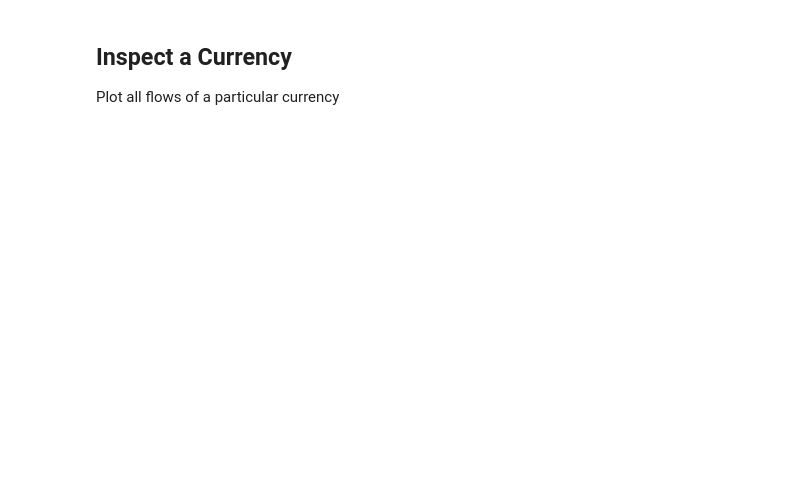
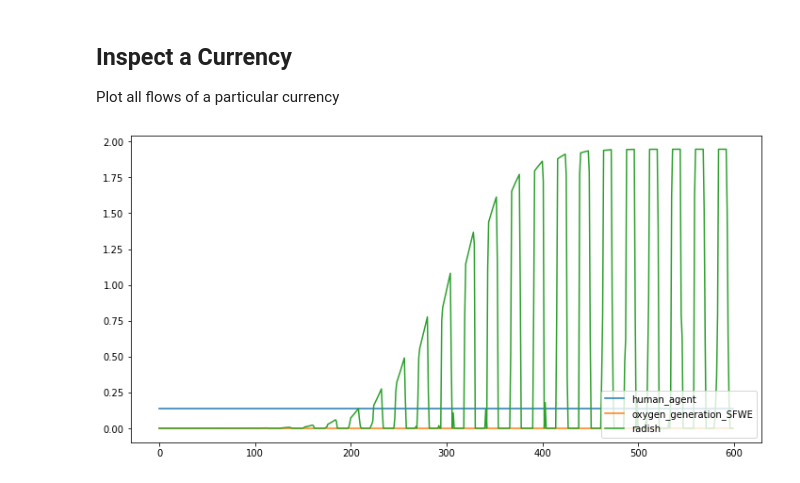
Before and after one commit to overthesun/simoc, a Jupyter notebook: Algae Test.ipynb, the cells around one changed output. Saved outputs shown, nothing was run; the diff lists cells and outputs as text; code cells hidden in the pictures; blank space fills up the shorter version.

```diff
--- a/Algae Test.ipynb
+++ b/Algae Test.ipynb
@@ -300,57 +298,43 @@ data['algae']['flows']['co2']
 ## Inspect a Currency
 Plot all flows of a particular currency
 # %%
+import matplotlib.pyplot as plt
+from agent_model.util import parse_data
 import matplotlib.pyplot as plt
 
 data = model.get_data(debug=True)
 def plot_currency(data, currency, exclude=[], i=None, j=None):
     """Plot all agents who use a particular currency"""
+    flows = {}
+    path = ['*', 'flows', '*', currency, 'SUM']
+    all_flows = parse_data(data, path)
+    for agent, record in all_flows.items():
+        for direction in {'in', 'out'}:
+            if direction not in record:
+                continue
+            values = record[direction]
+            if direction == 'out':
+                values = [-v for v in values]
+            flows[agent] = values
 
-    # Iterate through data and extract all records
-    flows = {}
-    length = None
-    for agent_name, agent_data in data.items():
-        if 'flow_records' not in agent_data:
-            continue
-        for currency_name, currency_data in agent_data['flow_records'].items():
-            if currency_name != currency:
-                continue
-            flow_records = {}
-            if not length:
-                length = len(currency_data)
-            for n, step in enumerate(currency_data):
-                # Steps can include records for multiple currencies,
-                # or multiple records for the same currency
-                at_least_one = False
-                for record in step:
-                    if agent_name not in flows:
-                        flows[agent_name] = [] + [0] * n
-                    if not at_least_one:
-                        at_least_one = True
-                        flows[agent_name].append(-record['amount'])
-                    else:
-                        flows[agent_name][-1] -= record['amount']
-                if not at_least_one and agent_name in flows:
-                    flows[agent_name].append(0)
-
-    if not length:
-        print("No flow records for", currency)
-        return
 
     # Plot data
     plt.figure(figsize=(12,6))
     i = i if i else 0
+    length = len(next(iter(flows.values())))
     j = j if j else length
     steps = [x for x in range(j-i)]
     for agent_name, agent_data in flows.items():
         if agent_name in exclude:
             continue
         pad_zeros = len(steps) - len(agent_data)
         if pad_zeros > 0:
             agent_data += [0] * pad_zeros
         plt.plot(steps, agent_data[i:j], label=agent_name)
     plt.legend(loc='lower right')
     plt.show()
 
-plot_currency(data, 'o2')
-# plot_currency(data, 'potable', exclude=['multifiltration_purifier_post_treatment'])
+# plot_currency(data, 'o2')
+plot_currency(data, 'potable', exclude=['multifiltration_purifier_post_treatment'])
+# %% [output]
+[figure, added]
```
Also changed, not shown: parts of 4 cells of this notebook, 1 other file.
